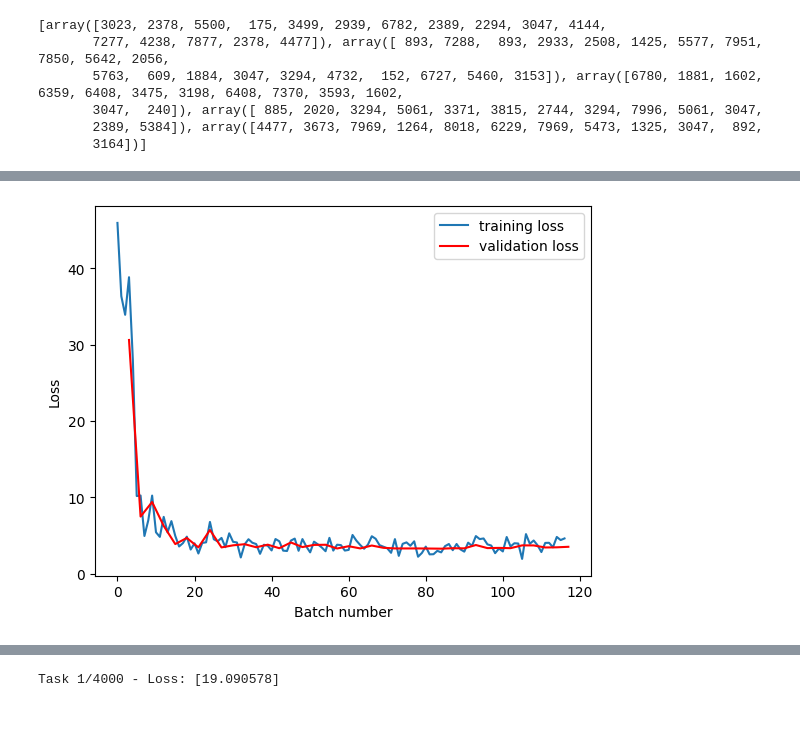
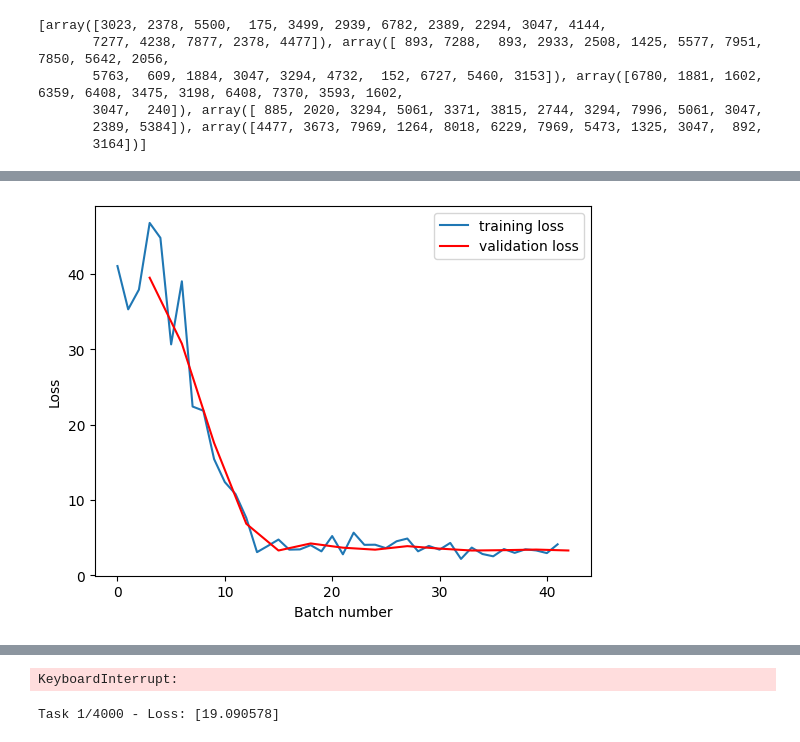
Before and after one commit to DaryaSanina/smart-planner, a Jupyter notebook: importance-prediction-model/importance_model.ipynb, the cells around one changed output, grey strips where cells are left out. Saved outputs shown, nothing was run; the diff lists cells and outputs as text; code cells hidden in the pictures.

Commit message:
Fix the LSTM model

```diff
--- a/importance-prediction-model/importance_model.ipynb
+++ b/importance-prediction-model/importance_model.ipynb
@@ -67,7 +67,7 @@ from layers import Embedding, LSTMCell, MSELoss, Linear, Relu, Sequential
 from optimisers import Adam
 
 embedding = Embedding(vocab_size=len(vocabulary), dim=512)
-model = Sequential([LSTMCell(n_inputs=512, n_outputs=256), LSTMCell(n_inputs=256, n_outputs=256), LSTMCell(n_inputs=256, n_outputs=128)])
+model = Sequential([LSTMCell(n_inputs=512, n_outputs=512), LSTMCell(n_inputs=512, n_outputs=256), LSTMCell(n_inputs=256, n_outputs=128)])
 output_layer = Sequential([Linear(n_inputs=128, n_outputs=256), Relu(), Linear(n_inputs=256, n_outputs=1)])
 # %%
 criterion = MSELoss()
@@ -108,7 +108,7 @@ def cv_loss():
     total_loss = 0
     for task_i in range(len(X_cv)):
         output = predict(X_cv[task_i])
-        output = output * Tensor(np.ones(output.data.shape) * 10, autograd=True)
+        output = output * Tensor(np.ones(output.data.shape), autograd=True)
         target = Tensor(np.array(y_cv)[task_i], autograd=True)
         loss = criterion.forward(output, target)
         total_loss += loss.data
@@ -126,7 +126,7 @@ timestep = 0
 batch_size = 32
 moment1 = [np.zeros(p.data.shape) for p in model.get_parameters() + embedding.get_parameters() + output_layer.get_parameters()]
 moment2 = [np.zeros(p.data.shape) for p in model.get_parameters() + embedding.get_parameters() + output_layer.get_parameters()]
-weight_decay = 0.01
+weight_decay = 0.001
 
 for iteration in range(iterations):
     total_loss = Tensor(np.asarray(0), autograd=True)
@@ -152,7 +152,6 @@ for iteration in range(iterations):
 
         # Get the output of the model
         output = output_layer.forward(hidden2[0])
-        output = output * Tensor(np.ones(output.data.shape) * 10, autograd=True)
 
         # Compute loss for the current training example
         target = Tensor(y_train[task_i], autograd=True)
@@ -166,31 +165,31 @@ for iteration in range(iterations):
 
         # If all training examples in this batch have been processed
         if (task_i + 1) % batch_size == 0:
             # Calculate the average loss
             total_loss = total_loss * Tensor(np.asarray(0.03125), autograd=True)
 
             training_losses.append(total_loss.data)
 
             # Add L2 regularisation
             for parameter in model.get_parameters() + embedding.get_parameters() + output_layer.get_parameters():
                 if len(parameter.data.shape) == 1:  # 1D bias parameter
                     total_loss = total_loss + (parameter * parameter).sum(0) * Tensor(np.asarray(weight_decay), autograd=True)
                 else:  # 2D parameter
                     total_loss = total_loss + (parameter * parameter).sum(1).sum(0) * Tensor(np.asarray(weight_decay), autograd=True)
 
             total_loss.backward()
             moment1, moment2 = optimiser.step(timestep, moment1, moment2)
             total_loss = Tensor(np.asarray(0), autograd=True)
 
         if (task_i + 1) % (batch_size * 3) == 0:
             cv_losses.append(cv_loss())
             display.clear_output()
             plt.plot(training_losses)
             plt.plot(range(3, len(cv_losses) * 3 + 1, 3), cv_losses, color="red")
             plt.xlabel("Batch number")
             plt.ylabel("Loss")
             plt.legend(["training loss", "validation loss"])
             plt.show()
             print("Training loss:", training_losses[-1], "- Validation loss:", cv_losses[-1])
 # %% [output]
-[figure, old version]
+[figure, new version]
@@ -199,3 +198,4 @@ Epoch: 1 - Alpha: 0.000 - Batch 120/438 - Example 3840/14016
+KeyboardInterrupt:
 # %%
 for task_i in range(len(X_test)):
     output = predict(X_test[task_i])
```
Also changed, not shown: parts of 2 cells of this notebook, 1 other file.
